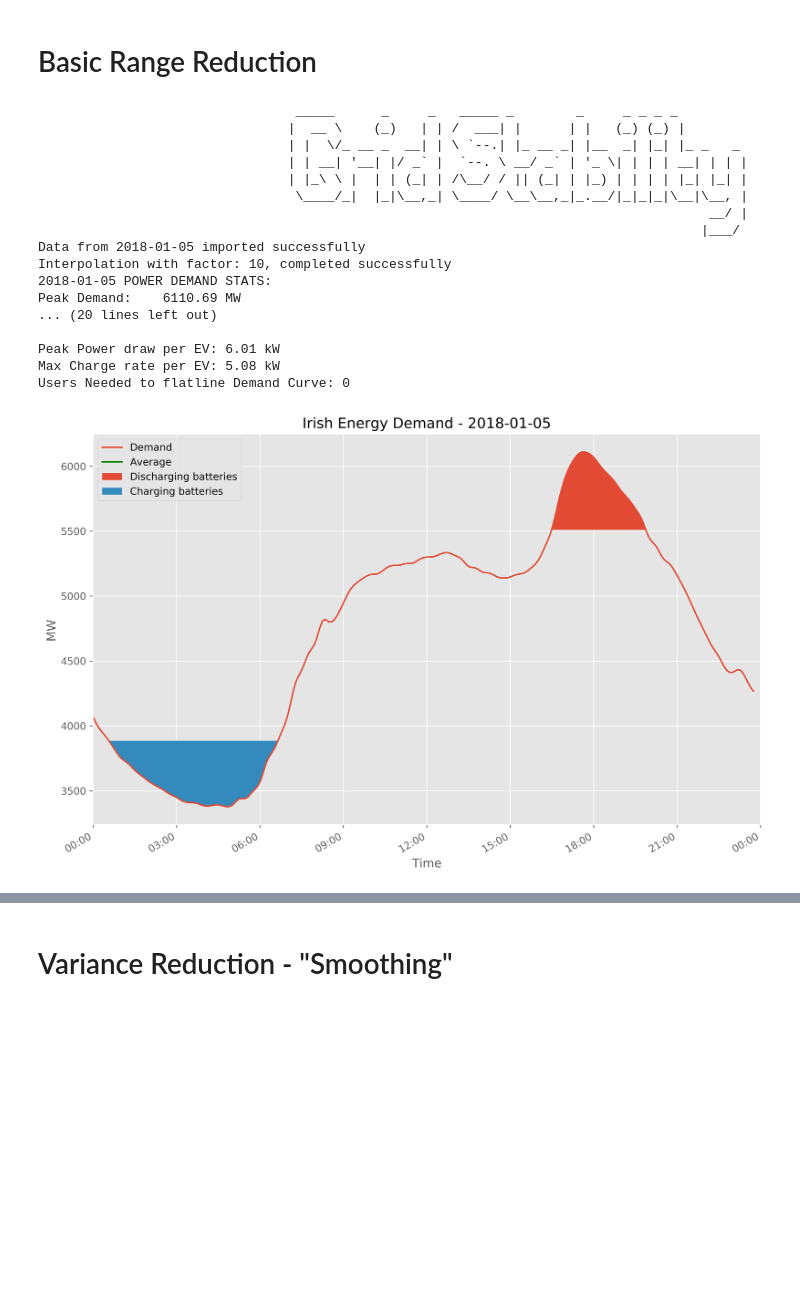
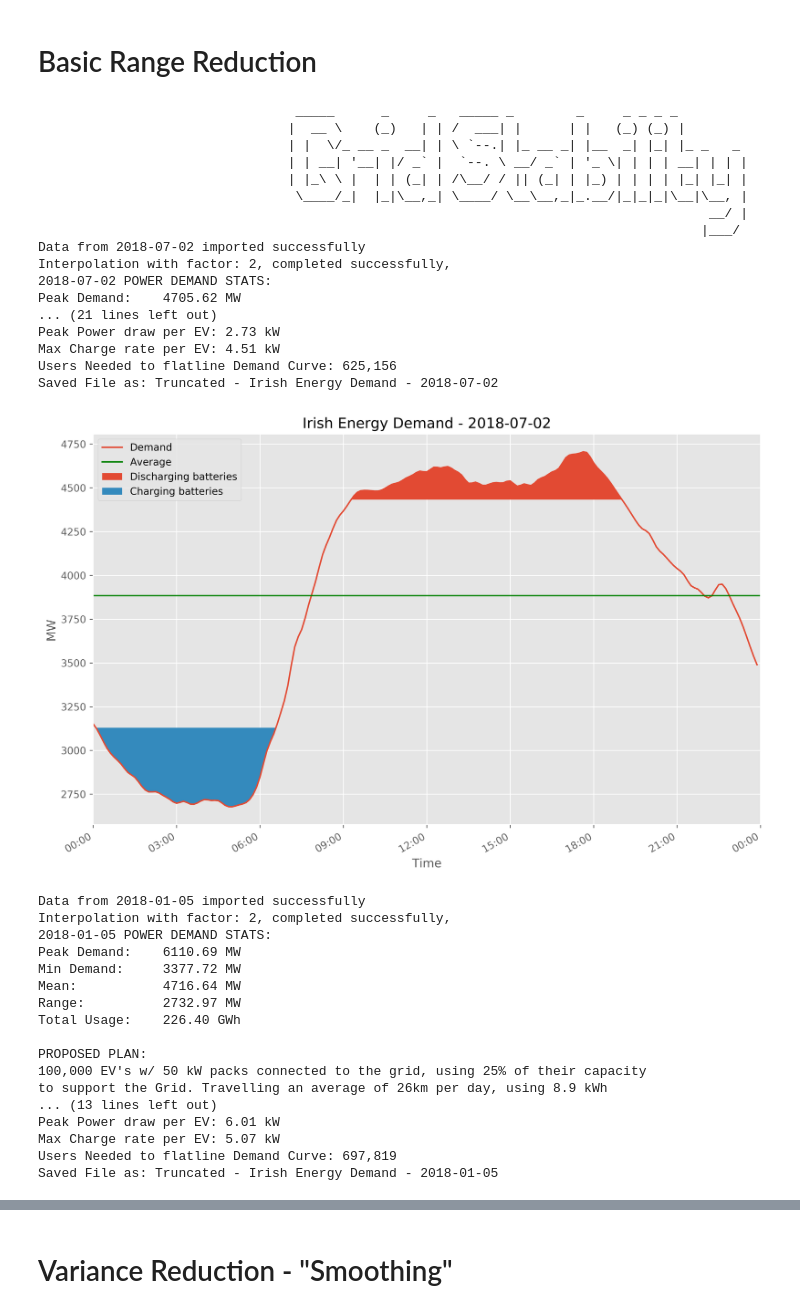
Before and after one commit to JamesCarron/GridStability, a Jupyter notebook: GridStability.ipynb, the cells around one changed output, grey strips where cells are left out. Saved outputs shown, nothing was run; the diff lists cells and outputs as text; code cells hidden in the pictures; blank space fills up the shorter version.

Commit message:
Abstracted code and added save arguments to the plotting functions

```diff
--- a/GridStability.ipynb
+++ b/GridStability.ipynb
@@ -53,3 +53,7 @@ HR = 60*MIN
+# %%
+SEC_IN_MIN = 60
+SEC_IN_HR = 60 * SEC_IN_MIN
+SEC_IN_DAY = 24 * SEC_IN_HR
 # %% [markdown]
 ## General Functions
 # %%
@@ -76,6 +80,7 @@ def IntersectionPoint(data_x, data_y, line, tolerance=50):
 
     return intersections
 
+
 def CrossOverPoints(data_x, data_y, line, above, DEBUG=False):
     intersections = list()
     i = 0
@@ -97,21 +102,24 @@ def CrossOverPoints(data_x, data_y, line, above, DEBUG=False):
                 intersections.append(data_x[i])
     return intersections
 
-def area_between_curves(data1_y, data2_y, interval, above=None, DEBUG = False):
+
+def area_between_curves(data1_y, data2_y, interval, above=None, DEBUG=False):
     """Calculates the area between curves
     Additional argument above to only count areas where data1_y is above data2_y if True and below if False,
     Default value None counts all area between curves
     Curve is passed as first argument and line as second. Two curves can also be passed"""
 
     if DEBUG:
-        print("Data1_y Type: {}, \t Data2_y: {}".format(type(data1_y).__name__,type(data2_y).__name__))
+        print("Data1_y Type: {}, \t Data2_y: {}".format(
+            type(data1_y).__name__,
+            type(data2_y).__name__))
 
     area = 0.0
 
     data2_y_type = type(data2_y).__name__
 
     # Comparing two curves
-    if data2_y_type == "list" or data2_y_type=="ndarray":
+    if data2_y_type == "list" or data2_y_type == "ndarray":
 
         # Ensure lists are the same size
         if len(data1_y) != len(data2_y):
@@ -126,7 +134,7 @@ def area_between_curves(data1_y, data2_y, interval, above=None, DEBUG = False):
             for val1, val2 in zip(data1_y, data2_y):
                 if val1 > val2:
                     area += val1 - val2
-                    #print(area)
+                    # print(area)
 
         if above == False:
             for val1, val2 in zip(data1_y, data2_y):
@@ -134,30 +142,31 @@ def area_between_curves(data1_y, data2_y, interval, above=None, DEBUG = False):
                     area += val2 - val1
 
     # Comparing a curve to a straightline
-    else: #if data2_y_type == "int" or data2_y_type =="float" or :
+    else:  # if data2_y_type == "int" or data2_y_type =="float" or :
         if above == None:
             for val1 in data1_y:
                 area += abs(val1 - data2_y)
 
         if above == True:
-            #print("INT OR FLOAT, ABOVE = TRUE") #for debugging
+            # print("INT OR FLOAT, ABOVE = TRUE") #for debugging
             for val1 in data1_y:
                 if val1 > data2_y:
                     area += (val1 - data2_y)
-                    #print(area)
+                    # print(area)
 
         if above == False:
-            #print("INT OR FLOAT, ABOVE = FALSE") #for debugging
+            # print("INT OR FLOAT, ABOVE = FALSE") #for debugging
             for val1 in data1_y:
                 if val1 < data2_y:
                     area += (data2_y - val1)
 
-    #else:
+    # else:
     #    raise TypeError("area_between_curves: Unknown Type \"{}\" for data2_y".format(data2_y_type))
 
-    return area *interval#
+    return area * interval
 
-def dataset_range(data, OUTPUT = False):
+
+def dataset_range(data, OUTPUT=False):
     Peak = max(data)
     Min = min(data)
     Range = max(data) - min(data)
@@ -595,39 +717,56 @@ ProposedNumUsers = 100000.0
 ExistingUsers = 2000
 AvgDistTrav = 26  # kilometers
 
-FILENAMES = [
-    'EirGridData050118.csv']#, 'EirGridData180218.csv', 'EirGridData250618.csv']
+
+FILENAMES = ["EirGridData020718.csv", 'EirGridData050118.csv', 'EirGridData180218.csv', 'EirGridData250618.csv']
 # %% [markdown]
 # Basic Range Reduction
 # %%
 AsciiArt("Grid Stability")
 
 for filename in FILENAMES:
     EvalBatteryProject(
         filename,
         BattPercUsage,
         BatteryCapacity,
         ProposedNumUsers,
         ExistingUsers,
         AvgDistTrav,
-        interpolation_factor=10,
-        FUNC_OUTPUT=False)
+        interpolation_factor=2,
+        FUNC_OUTPUT=False, save=True)
 # %% [output]
                                  _____      _     _   _____ _        _     _ _ _ _
                                 |  __ \    (_)   | | /  ___| |      | |   (_) (_) |
                                 | |  \/_ __ _  __| | \ `--.| |_ __ _| |__  _| |_| |_ _   _
                                 | | __| '__| |/ _` |  `--. \ __/ _` | '_ \| | | | __| | | |
                                 | |_\ \ |  | | (_| | /\__/ / || (_| | |_) | | | | |_| |_| |
                                  \____/_|  |_|\__,_| \____/ \__\__,_|_.__/|_|_|_|\__|\__, |
                                                                                       __/ |
                                                                                      |___/
-Data from 2018-01-05 imported successfully
-Interpolation with factor: 10, completed successfully
-2018-01-05 POWER DEMAND STATS:
-Peak Demand:    6110.69 MW
-... (20 lines left out)
-
-Peak Power draw per EV: 6.01 kW
-Max Charge rate per EV: 5.08 kW
-Users Needed to flatline Demand Curve: 0
+Data from 2018-07-02 imported successfully
+Interpolation with factor: 2, completed successfully,
+2018-07-02 POWER DEMAND STATS:
+Peak Demand:    4705.62 MW
+... (21 lines left out)
+Peak Power draw per EV: 2.73 kW
+Max Charge rate per EV: 4.51 kW
+Users Needed to flatline Demand Curve: 625,156
+Saved File as: Truncated - Irish Energy Demand - 2018-07-02
-[figure, old version]
+[figure, new version]
+Data from 2018-01-05 imported successfully
+Interpolation with factor: 2, completed successfully,
+2018-01-05 POWER DEMAND STATS:
+Peak Demand:    6110.69 MW
+Min Demand:     3377.72 MW
+Mean:           4716.64 MW
+Range:          2732.97 MW
+Total Usage:    226.40 GWh
+
+PROPOSED PLAN:
+100,000 EV's w/ 50 kW packs connected to the grid, using 25% of their capacity
+to support the Grid. Travelling an average of 26km per day, using 8.9 kWh
+... (13 lines left out)
+Peak Power draw per EV: 6.01 kW
+Max Charge rate per EV: 5.07 kW
+Users Needed to flatline Demand Curve: 697,819
+Saved File as: Truncated - Irish Energy Demand - 2018-01-05
```
Also changed, not shown: parts of 14 cells of this notebook.
